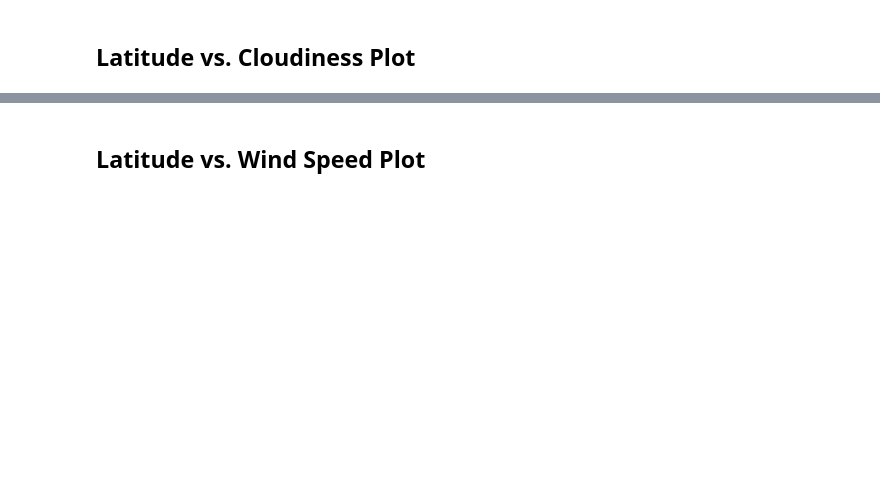
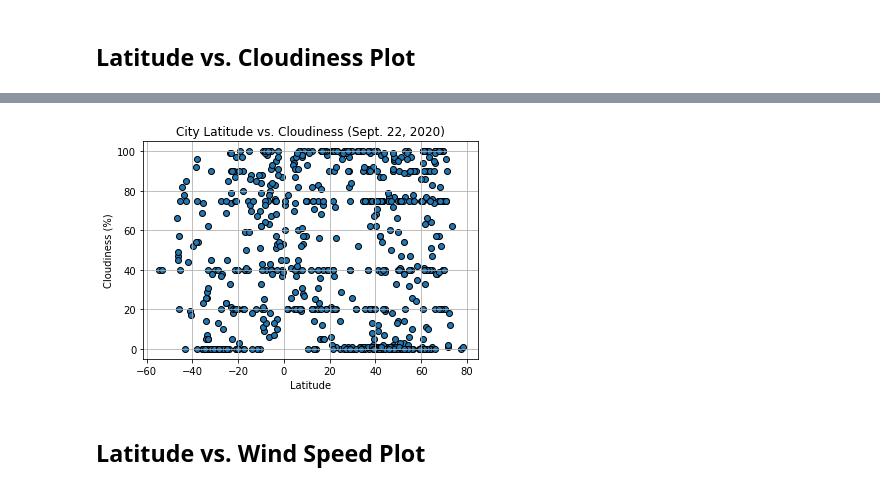
Before and after one commit to jdkwak1994/python-api-challenge, a Jupyter notebook: WeatherPy.ipynb, the cells around one changed output, grey strips where cells are left out. Saved outputs shown, nothing was run; the diff lists cells and outputs as text; code cells hidden in the pictures; blank space fills up the shorter version.

```diff
--- a/WeatherPy.ipynb
+++ b/WeatherPy.ipynb
@@ -181,2 +192,17 @@ FileNotFoundError: [Errno 2] No such file or directory: 'output_resource/lat_vs_
+# %%
+# make scatter plot
+plt.scatter(city_data_df["Lat"], city_data_df["Cloudiness"], edgecolor="black")
+plt.grid()
+
+# add labels
+plt.xlabel("Latitude")
+plt.ylabel("Cloudiness (%)")
+plt.title("City Latitude vs. Cloudiness (Sept. 22, 2020)")
+
+# save and show
+plt.savefig("output_resource/lat_vs_cloud.png")
+plt.show()
+# %% [output]
+[figure, added]
 # %% [markdown]
 ## Latitude vs. Wind Speed Plot
```
Also changed, not shown: parts of 27 cells of this notebook, 11 other files.
